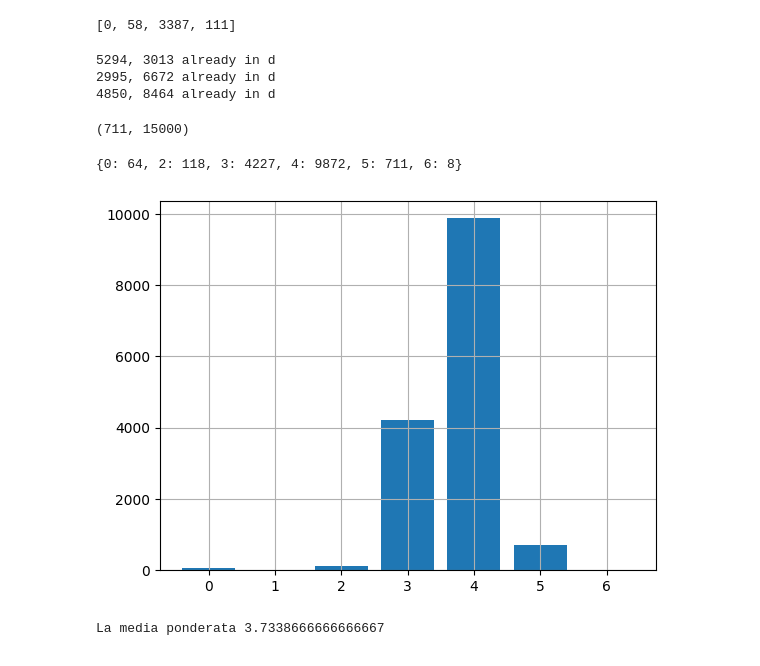
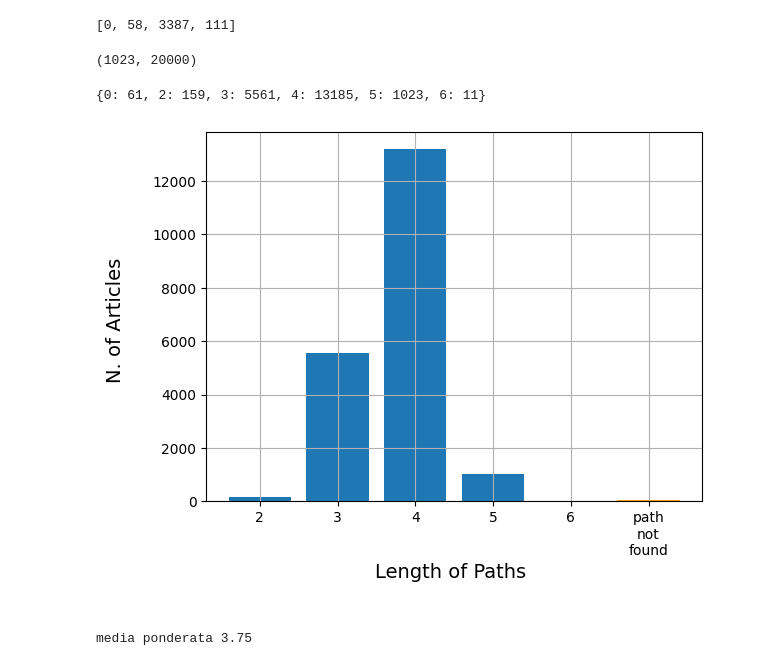
Before and after one commit to LM1997610/Social_Networks, a Jupyter notebook: Project/Untitled30.ipynb, the cells around one changed output. Drawn from its saved outputs; the diff is of its cells as text; code cells hidden in the pictures.

```diff
--- a/Project/Untitled30.ipynb
+++ b/Project/Untitled30.ipynb
@@ -209,53 +210,50 @@ shortest_path
 # %% [output]
 [0, 58, 3387, 111]
 # %%
-iterations = 15000
+iterations = 20000
 
 d = {}
 
-for i in tqdm(range(iterations)):
+if os.path.exists("length_of_paths.pickle"):
+  with open("length_of_paths.pickle", 'rb') as f: d = pickle.load(f)
 
-  node1, node2 = random.sample(list(G.nodes()), 2)
+else:
+  for i in tqdm(range(iterations)):
 
-  # while node1 in death_ends or node2 in orphan_nodes:
-    #  node1, node2 = random.sample(list(G.nodes()), 2)
-
-  while (node1, node2) in d:
     node1, node2 = random.sample(list(G.nodes()), 2)
 
-  shortest_path = dijkstra_shortest_path(G, node1, node2 )
+    # while node1 in death_ends or node2 in orphan_nodes:
+      #  node1, node2 = random.sample(list(G.nodes()), 2)
 
-  d[(node1, node2)] = shortest_path
+    while (node1, node2) in d:
+      node1, node2 = random.sample(list(G.nodes()), 2)
 
-with open('dictionary_data.pickle', 'wb') as f:
-    pickle.dump(d, f)
+    shortest_path = dijkstra_shortest_path(G, node1, node2 )
+
+    d[(node1, node2)] = shortest_path
+
+  with open('length_of_paths.pickle', 'wb') as f: pickle.dump(d, f)
-# %% [output]
-5294, 3013 already in d
-2995, 6672 already in d
-4850, 8464 already in d
 # %%
 len([(x,v) for x,v in d.items() if len(v) == 5]), len(d)
 # %% [output]
-(711, 15000)
+(1023, 20000)
 # %%
 counter = dict(Counter(len(v) for v in d.values()))
 sorted_counter = dict(sorted(counter.items()))
-sorted_counter
+
+print(f'\n{sorted_counter}\n')
+
+show_length_of_paths(sorted_counter)
 # %% [output]
-{0: 64, 2: 118, 3: 4227, 4: 9872, 5: 711, 6: 8}
+{0: 61, 2: 159, 3: 5561, 4: 13185, 5: 1023, 6: 11}
+[figure, added]
-# %%
-plt.bar(list(sorted_counter.keys()), list(sorted_counter.values()) )
-plt.grid()
-plt.show()
-# %% [output]
-[figure, removed]
 # %%
-total_keys = sum(sorted_counter.values())
+total_keys = sum(list(sorted_counter.values()))
 
 weighted_sum = sum(length * count for length, count in sorted_counter.items())
 
-weighted_average = weighted_sum / total_keys
+weighted_average = round(weighted_sum / total_keys, 2)
 
 print(f"media ponderata {weighted_average}")
 # %% [output]
-La media ponderata 3.7338666666666667
+media ponderata 3.75
```
Also changed, not shown: parts of 2 cells of this notebook.
